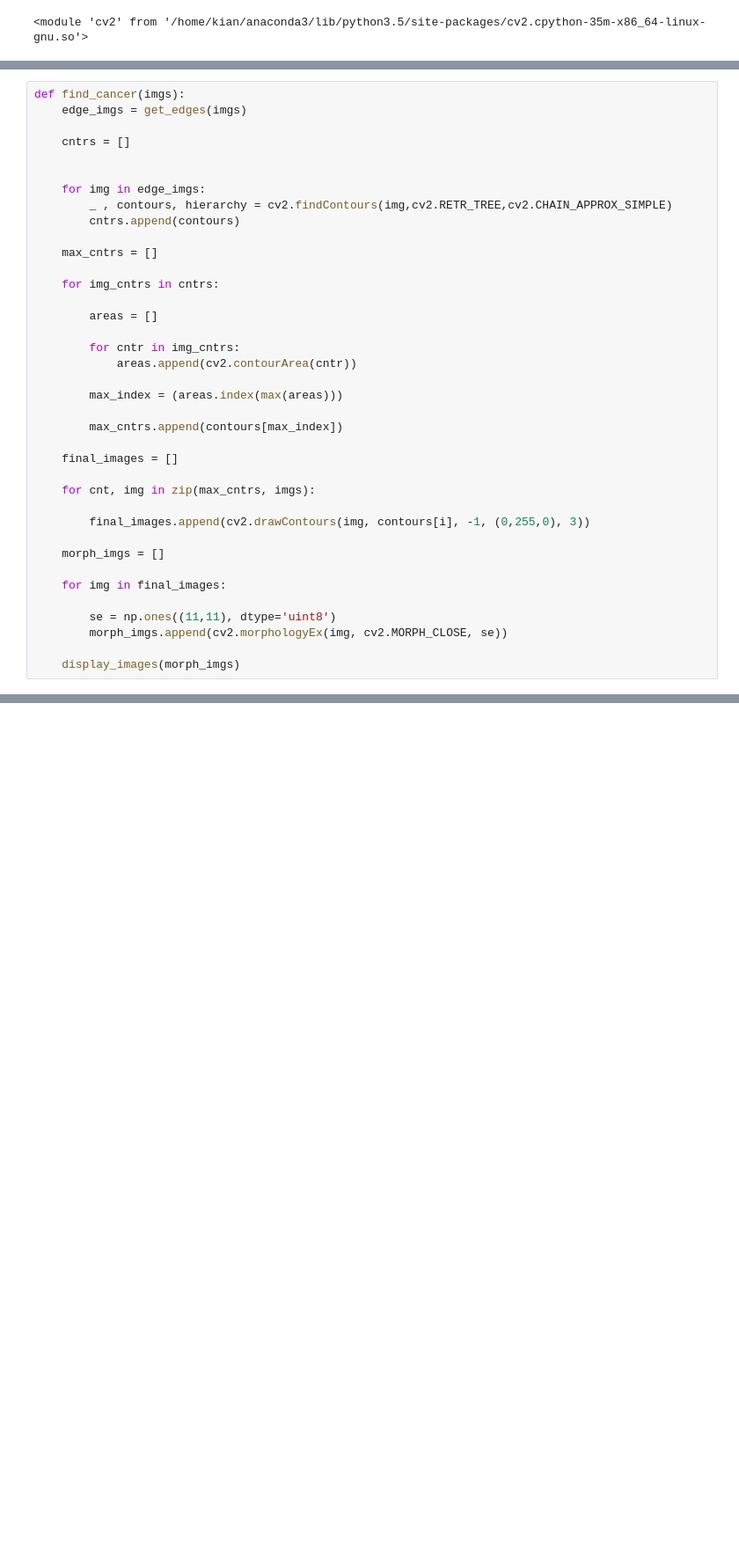
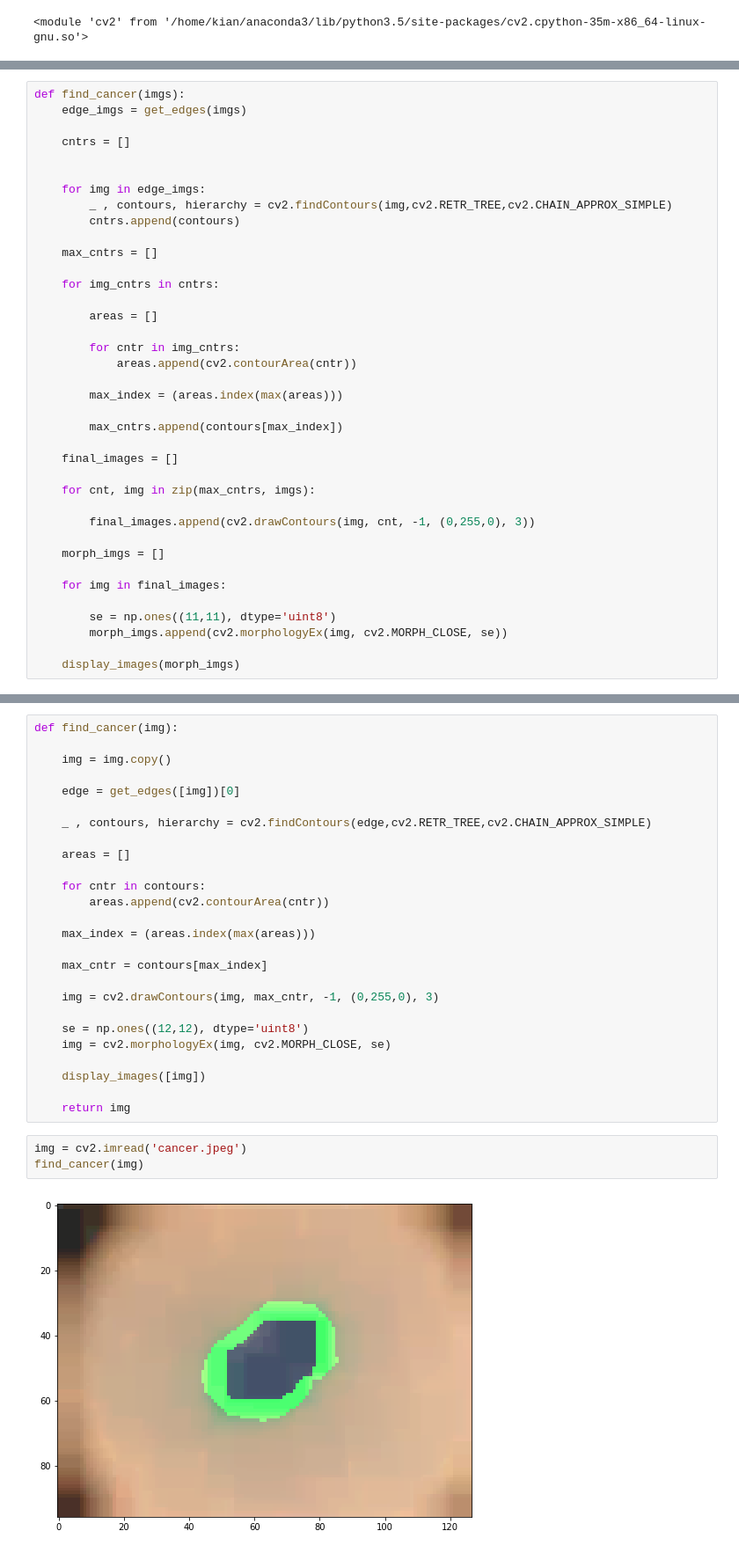
Before and after one commit to ghodouss/cancer_detection, a Jupyter notebook: Cancer Detection.ipynb, the cells around one changed output, grey strips where cells are left out. Shown at 88% size. Cells and saved outputs as stored; diff of their text form; blank space fills up the shorter version.

```diff
--- a/Cancer Detection.ipynb
+++ b/Cancer Detection.ipynb
@@ -92,7 +88,7 @@ def find_cancer(imgs):
 
     for cnt, img in zip(max_cntrs, imgs):
 
-        final_images.append(cv2.drawContours(img, contours[i], -1, (0,255,0), 3))
+        final_images.append(cv2.drawContours(img, cnt, -1, (0,255,0), 3))
 
     morph_imgs = []
 
@@ -107,3 +103,34 @@ img = cv2.imread('cancer.jpeg')
 find_cancer([img])
 # %% [output]
 [figure]
+# %%
+def find_cancer(img):
+
+    img = img.copy()
+
+    edge = get_edges([img])[0]
+
+    _ , contours, hierarchy = cv2.findContours(edge,cv2.RETR_TREE,cv2.CHAIN_APPROX_SIMPLE)
+
+    areas = []
+
+    for cntr in contours:
+        areas.append(cv2.contourArea(cntr))
+
+    max_index = (areas.index(max(areas)))
+
+    max_cntr = contours[max_index]
+
+    img = cv2.drawContours(img, max_cntr, -1, (0,255,0), 3)
+
+    se = np.ones((12,12), dtype='uint8')
+    img = cv2.morphologyEx(img, cv2.MORPH_CLOSE, se)
+
+    display_images([img])
+
+    return img
+# %%
+img = cv2.imread('cancer.jpeg')
+find_cancer(img)
+# %% [output]
+[figure, added]
```
Also changed, not shown: parts of 2 cells of this notebook.
